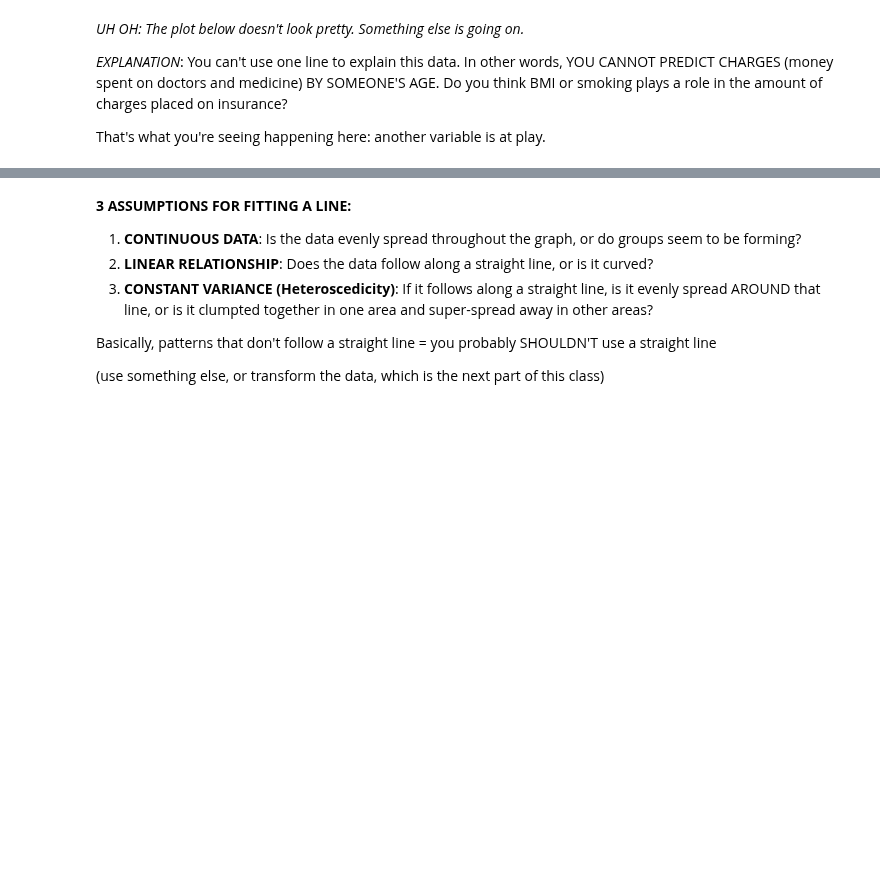
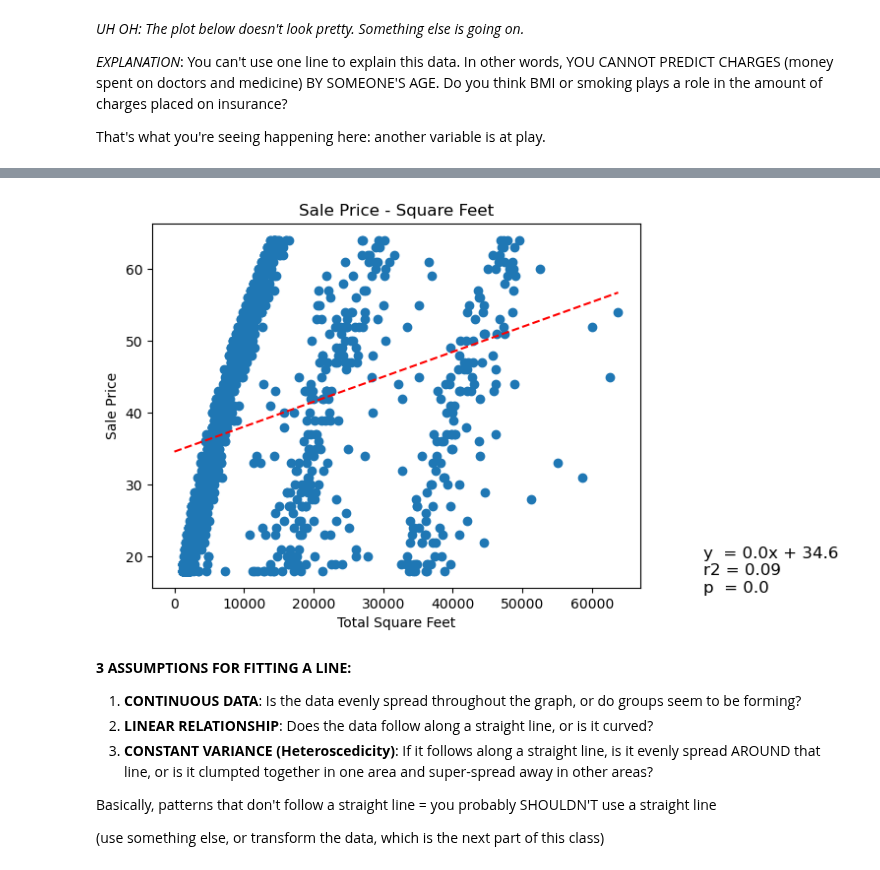
Before and after one commit to DanLightner/BUSA321, a Jupyter notebook: BUSA321/Chapter 4 - Bivariate Numerical Visualization.ipynb, the cells around one changed output, grey strips where cells are left out. Saved outputs shown, nothing was run; the diff lists cells and outputs as text; code cells hidden in the pictures; blank space fills up the shorter version.

```diff
--- a/BUSA321/Chapter 4 - Bivariate Numerical Visualization.ipynb
+++ b/BUSA321/Chapter 4 - Bivariate Numerical Visualization.ipynb
@@ -184,3 +213,32 @@ plt.show()
+# %%
+# The following makes sure you have your data on a scatter plot
+plt.scatter(df.charges, df.age)
+plt.title('Sale Price - Square Feet')
+plt.xlabel('Total Square Feet')
+plt.ylabel('Sale Price')
+
+# slope = 109.2766, intercept = 15955.1208, etc. you can see above
+# let's save all these values
+m, b, r, p, err = stats.linregress(df.charges, df.age)
+
+# Create a bunch of values of x to use for the line plot by using the range function (0 to max value of squared feet)
+num = df.charges.max()
+nums = range(int(num))
+
+# ADD A LINE TO THE SCATTER PLOT
+# This line plot requires(index list, slope * index list + y-intercept, line format)
+# Notice nums is your x value, and the slope and intercept from your regression model are used for the y-value
+# For a complete list of line formats: https://matplotlib.org/gallery/lines_bars_and_markers/line_styles_reference.html
+plt.plot(nums,m * nums + b,"r--")
+
+# Some pretty statistics to your graph
+textstr  = 'y  = ' + str(round(m, 2)) + 'x + ' + str(round(b, 2)) + '\n'
+textstr += 'r2 = ' + str(round(r**2, 2)) + '\n'
+textstr += 'p  = ' + str(round(p, 2))
+plt.text(1, 0.1, textstr, fontsize=12, transform=plt.gcf().transFigure)
+plt.show()
+# %% [output]
+[figure, added]
 # %% [markdown]
 **3 ASSUMPTIONS FOR FITTING A LINE:**
 
```
Also changed, not shown: parts of 14 cells of this notebook, 5 other files.
